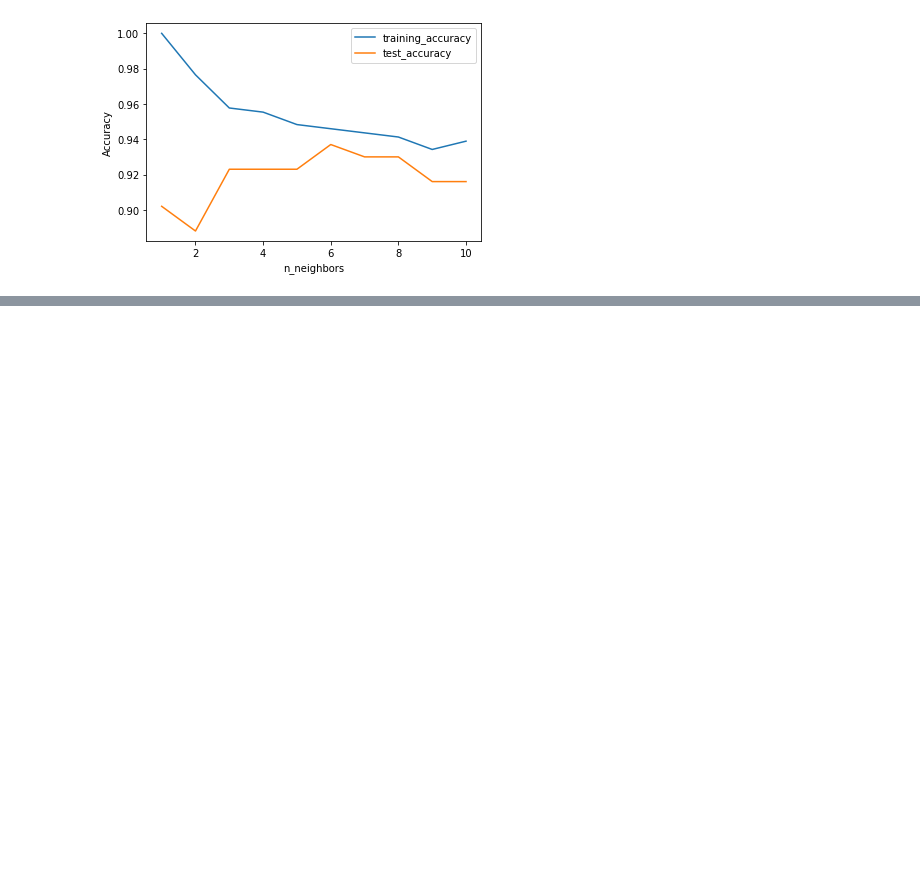
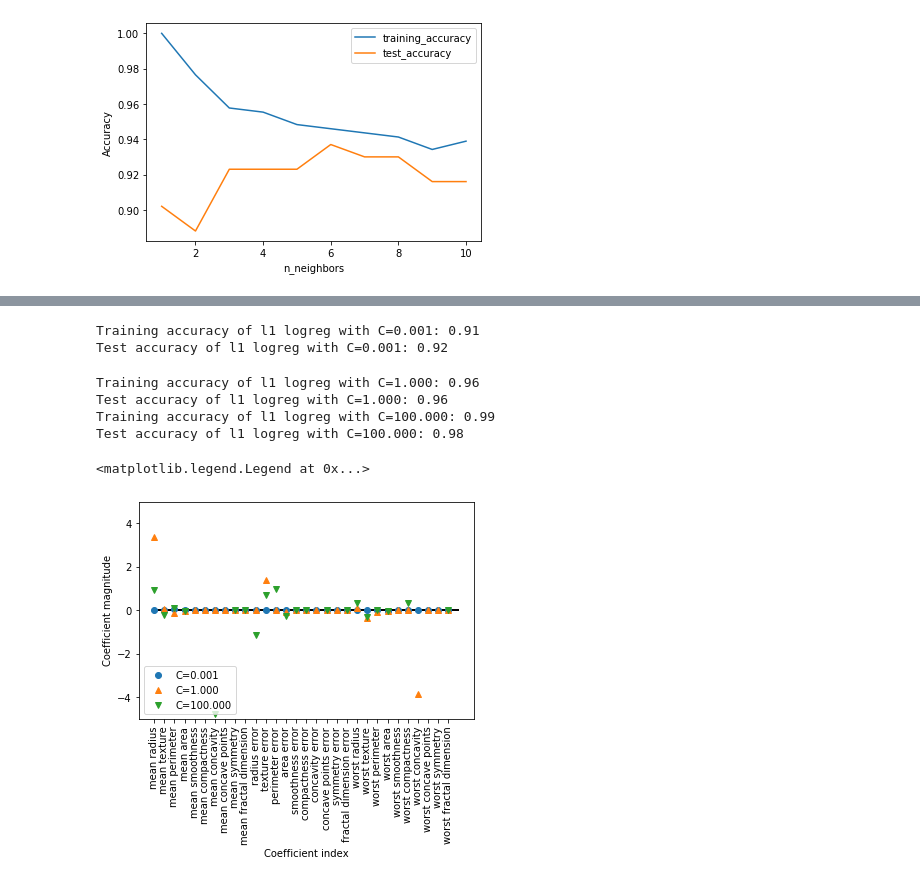
Before and after one commit to arorapankaj/PythonPractise, a Jupyter notebook: WisconsinBreastCancer.ipynb, the cells around one changed output, grey strips where cells are left out. Cells and saved outputs as stored; diff of their text form; code cells hidden in the pictures; blank space fills up the shorter version.

```diff
--- a/WisconsinBreastCancer.ipynb
+++ b/WisconsinBreastCancer.ipynb
@@ -82,0 +124,23 @@ plt.legend()
+# %%
+for C, marker in zip([0.001, 1, 100], ['o', '^', 'v']):
+    lr_l1 = LogisticRegression(C=C, penalty="l1").fit(X_train, y_train)
+    print("Training accuracy of l1 logreg with C={:.3f}: {:.2f}".format(
+        C, lr_l1.score(X_train, y_train)))
+    print("Test accuracy of l1 logreg with C={:.3f}: {:.2f}".format(
+        C, lr_l1.score(X_test, y_test)))
+    plt.plot(lr_l1.coef_.T, marker, label="C={:.3f}".format(C))
+    plt.xticks(range(cancer.data.shape[1]), cancer.feature_names, rotation=90)
+    plt.hlines(0, 0, cancer.data.shape[1])
+    plt.xlabel("Coefficient index")
+    plt.ylabel("Coefficient magnitude")
+plt.ylim(-5, 5)
+plt.legend(loc=3)
+# %% [output]
+Training accuracy of l1 logreg with C=0.001: 0.91
+Test accuracy of l1 logreg with C=0.001: 0.92
+Training accuracy of l1 logreg with C=1.000: 0.96
+Test accuracy of l1 logreg with C=1.000: 0.96
+Training accuracy of l1 logreg with C=100.000: 0.99
+Test accuracy of l1 logreg with C=100.000: 0.98
+<matplotlib.legend.Legend at 0x...>
+[figure, added]
```
Also changed, not shown: parts of 5 cells of this notebook, 1 other file.
